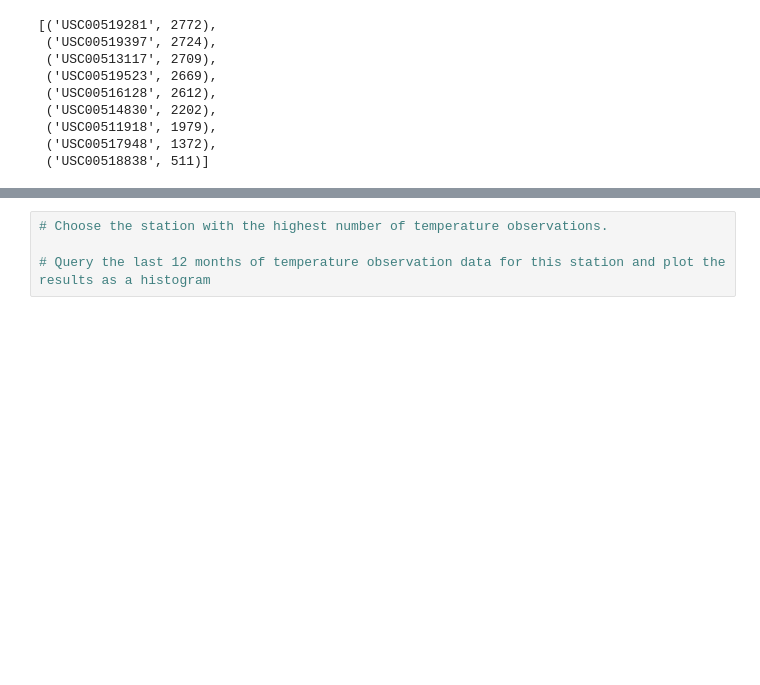
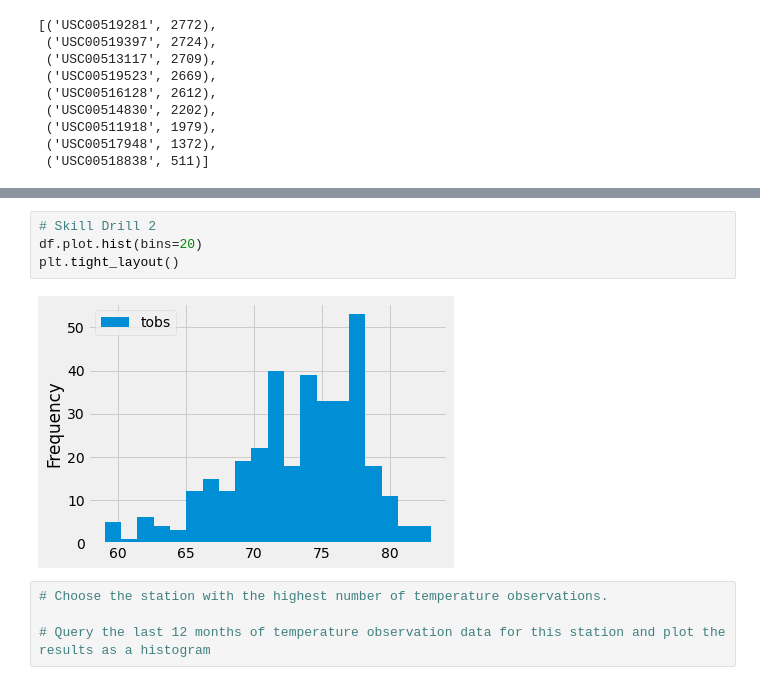
Before and after one commit to mattbuck9/surfs_up, a Jupyter notebook: climate_analysis.ipynb, the cells around one changed output, grey strips where cells are left out. Saved outputs shown, nothing was run; the diff lists cells and outputs as text; blank space fills up the shorter version.

```diff
--- a/climate_analysis.ipynb
+++ b/climate_analysis.ipynb
@@ -103,3 +111,9 @@ df = pd.DataFrame(results, colu)
+# %%
+# Skill Drill 2
+df.plot.hist(bins=20)
+plt.tight_layout()
+# %% [output]
+[figure, added]
 # %%
 # Choose the station with the highest number of temperature observations.
 
```
Also changed, not shown: parts of 2 cells of this notebook, 1 other file.
